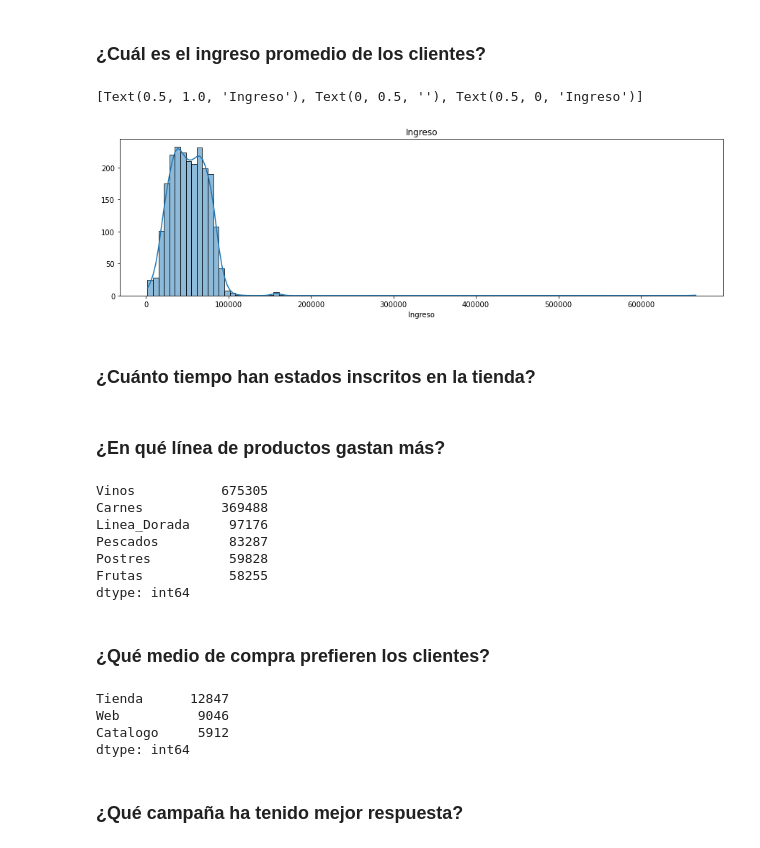
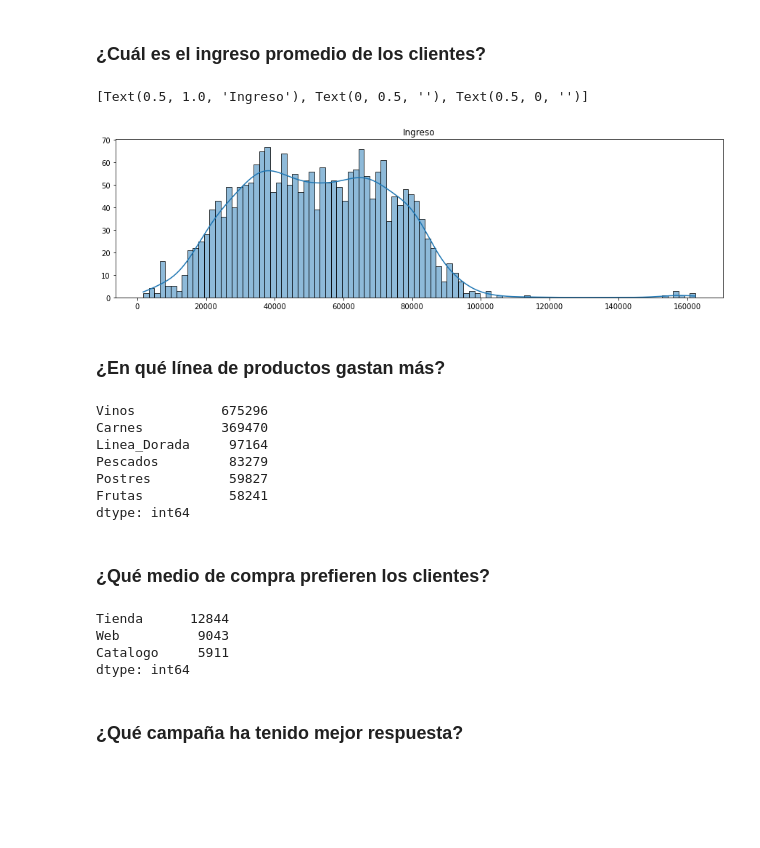
Before and after one commit to ViridianaVZ/Buyer_Persona, a Jupyter notebook: Notebooks/analisis_EDA.ipynb, the cells around one changed output. Drawn from its saved outputs; the diff is of its cells as text; code cells hidden in the pictures; blank space fills up the shorter version.

```diff
--- a/Notebooks/analisis_EDA.ipynb
+++ b/Notebooks/analisis_EDA.ipynb
@@ -251,6 +245,8 @@ dtypes: datetime64[ns](1), float64(1), int64(18), object(3)
 memory usage: 414.9+ KB
 # %% [markdown]
 **Se creó un dataframe únicamente con los datos que se van a utilizar en el análisis**
+# %%
+datos = datos[datos.Ingresos < 600000]
 # %% [markdown]
 ## 6. EDA
 # %% [markdown]
@@ -302,24 +298,22 @@ ax.set(xlabel=None, ylabel=None, title = "Clientes que viven con menores")
 # %%
 plt.subplots(figsize=(15, 4))
 ax = sns.histplot(data = datos.Ingresos, bins=100, kde=True, palette = 'viridis')
-ax.set(title = 'Ingreso', ylabel= None, xlabel = 'Ingreso')
+ax.set(title = 'Ingreso', ylabel= None, xlabel = None)
 # %% [output]
-[Text(0.5, 1.0, 'Ingreso'), Text(0, 0.5, ''), Text(0.5, 0, 'Ingreso')]
+[Text(0.5, 1.0, 'Ingreso'), Text(0, 0.5, ''), Text(0.5, 0, '')]
-[figure, old version]
+[figure, new version]
-# %% [markdown]
-### ¿Cuánto tiempo han estados inscritos en la tienda?
 # %% [markdown]
 ### ¿En qué línea de productos gastan más?
 # %%
 Lineas_productos = datos[['Vinos','Frutas','Carnes','Pescados','Postres','Linea_Dorada']].sum().sort_values(ascending = False)
 Lineas_productos
 # %% [output]
-Vinos           675305
-Carnes          369488
-Linea_Dorada     97176
-Pescados         83287
-Postres          59828
-Frutas           58255
+Vinos           675296
+Carnes          369470
+Linea_Dorada     97164
+Pescados         83279
+Postres          59827
+Frutas           58241
 dtype: int64
 # %% [markdown]
 ### ¿Qué medio de compra prefieren los clientes?
@@ -327,9 +321,9 @@ dtype: int64
 Medios = datos[['Web','Tienda','Catalogo']].sum().sort_values(ascending = False)
 Medios
 # %% [output]
-Tienda      12847
-Web          9046
-Catalogo     5912
+Tienda      12844
+Web          9043
+Catalogo     5911
 dtype: int64
 # %% [markdown]
 ### ¿Qué campaña ha tenido mejor respuesta?
```
Also changed, not shown: parts of 12 cells of this notebook.
